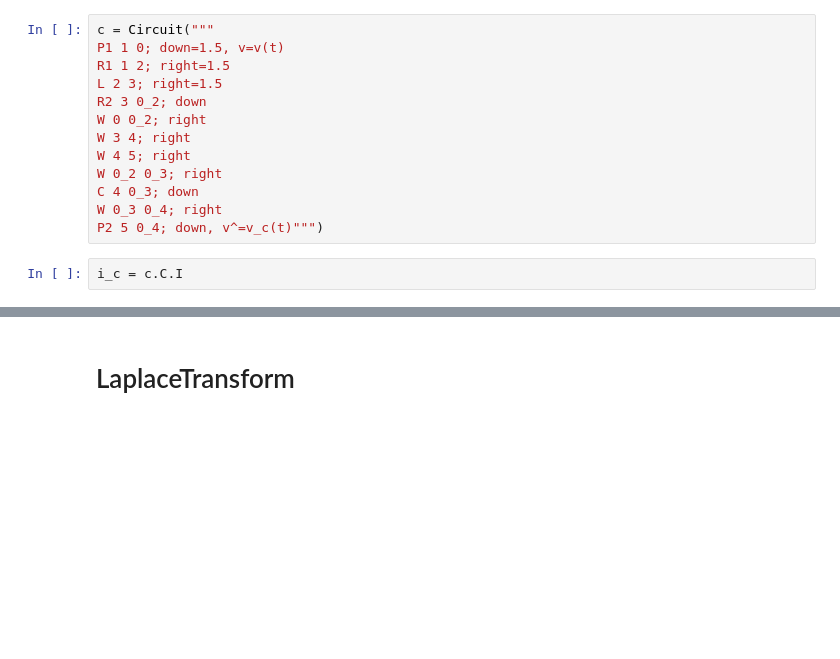
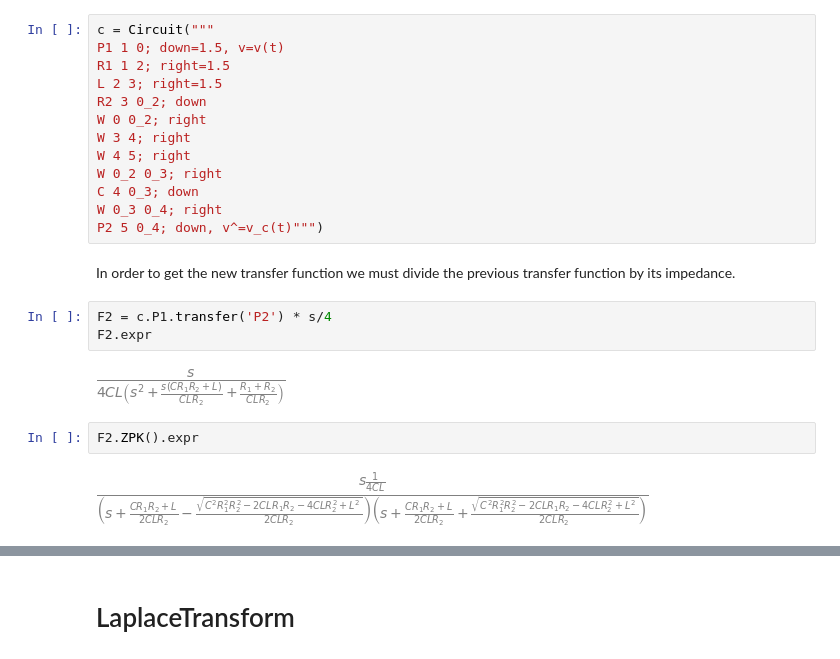
Before and after one commit to noushkia/Lcapy, a Jupyter notebook: Q2.ipynb, the cells around one changed output, grey strips where cells are left out. Cells and saved outputs as stored; diff of their text form; blank space fills up the shorter version.

```diff
--- a/Q2.ipynb
+++ b/Q2.ipynb
@@ -116,5 +123,14 @@ W 0_2 0_3; right
 C 4 0_3; down
 W 0_3 0_4; right
 P2 5 0_4; down, v^=v_c(t)""")
+# %% [markdown]
+In order to get the new transfer function we must divide the previous transfer function by its impedance.
 # %%
-i_c = c.C.I
+F2 = c.P1.transfer('P2') * s/4
+F2.expr
+# %% [output]
+[figure, added]
+# %%
+F2.ZPK().expr
+# %% [output]
+[figure, added]
```
Also changed, not shown: parts of 7 cells of this notebook, 8 other files.
